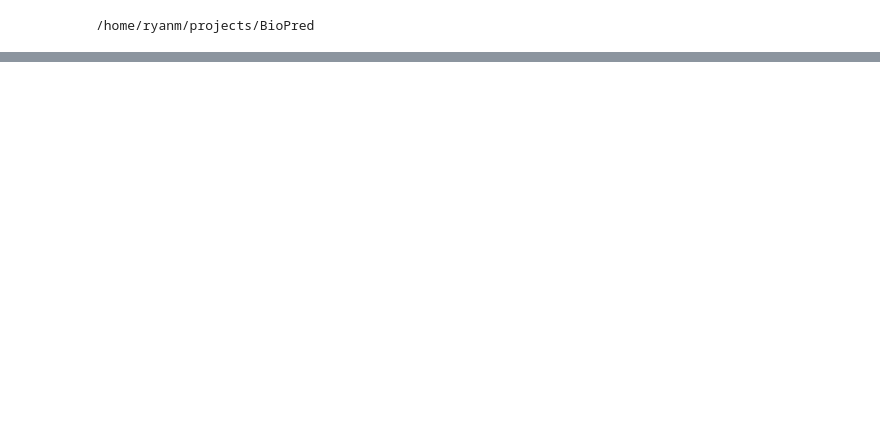
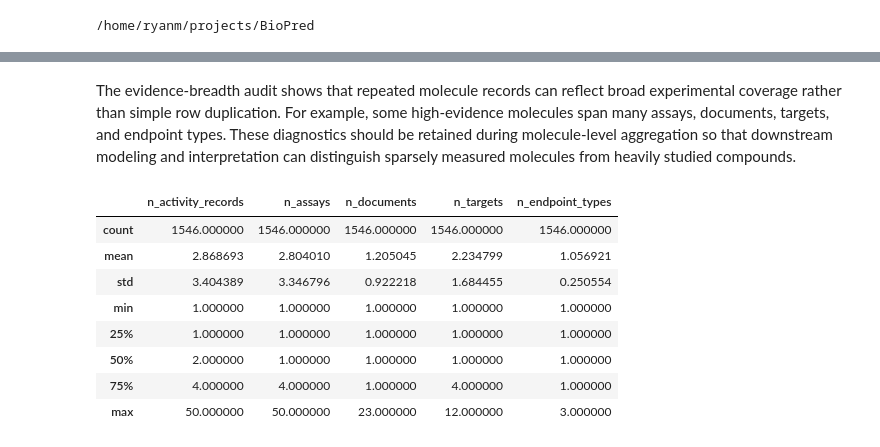
Before and after one commit to Taliwat/BioPred, a Jupyter notebook: notebooks/04_molecule_level_modeling_table.ipynb, the cells around one changed output, grey strips where cells are left out. Saved outputs shown, nothing was run; the diff lists cells and outputs as text; code cells hidden in the pictures; blank space fills up the shorter version.

```diff
--- a/notebooks/04_molecule_level_modeling_table.ipynb
+++ b/notebooks/04_molecule_level_modeling_table.ipynb
@@ -69,0 +321,16 @@ df.shape # Expecting (4435, 27)
+# %%
+# inspect whether high-evidence molecules also span multiple assays/documents/targets
+evidence_audit = (
+    mol_df
+    .groupby("molregno")
+    .agg(
+        n_activity_records = ("activity_id", "nunique"),
+        n_assays = ("assay_id", "nunique"),
+        n_documents = ("doc_id", "nunique"),
+        n_targets = ("target_chembl_id", "nunique"),
+        n_endpoint_types = ("standard_type", "nunique")
+    )
+    .reset_index()
+)
+
+evidence_audit.head()
@@ -69,0 +344,23 @@ df.shape # Expecting (4435, 27)
+# %% [markdown]
+The evidence-breadth audit shows that repeated molecule records can reflect broad experimental coverage rather than simple row duplication. For example, some high-evidence molecules span many assays, documents, targets, and endpoint types. These diagnostics should be retained during molecule-level aggregation so that downstream modeling and interpretation can distinguish sparsely measured molecules from heavily studied compounds.
+# %%
+# do dist summaries on the 5 cols we just used (not molregno)
+evidence_cols = [
+    "n_activity_records",
+    "n_assays",
+    "n_documents",
+    "n_targets",
+    "n_endpoint_types"
+]
+
+evidence_audit[evidence_cols].describe()
+# %% [output]
+|  | n_activity_records | n_assays | n_documents | n_targets | n_endpoint_types |
+| count | 1546.000000 | 1546.000000 | 1546.000000 | 1546.000000 | 1546.000000 |
+| mean | 2.868693 | 2.804010 | 1.205045 | 2.234799 | 1.056921 |
+| std | 3.404389 | 3.346796 | 0.922218 | 1.684455 | 0.250554 |
+| min | 1.000000 | 1.000000 | 1.000000 | 1.000000 | 1.000000 |
+| 25% | 1.000000 | 1.000000 | 1.000000 | 1.000000 | 1.000000 |
+| 50% | 2.000000 | 1.000000 | 1.000000 | 1.000000 | 1.000000 |
+| 75% | 4.000000 | 4.000000 | 1.000000 | 4.000000 | 1.000000 |
+| max | 50.000000 | 50.000000 | 23.000000 | 12.000000 | 3.000000 |
```
Also changed, not shown: parts of 61 cells of this notebook.
